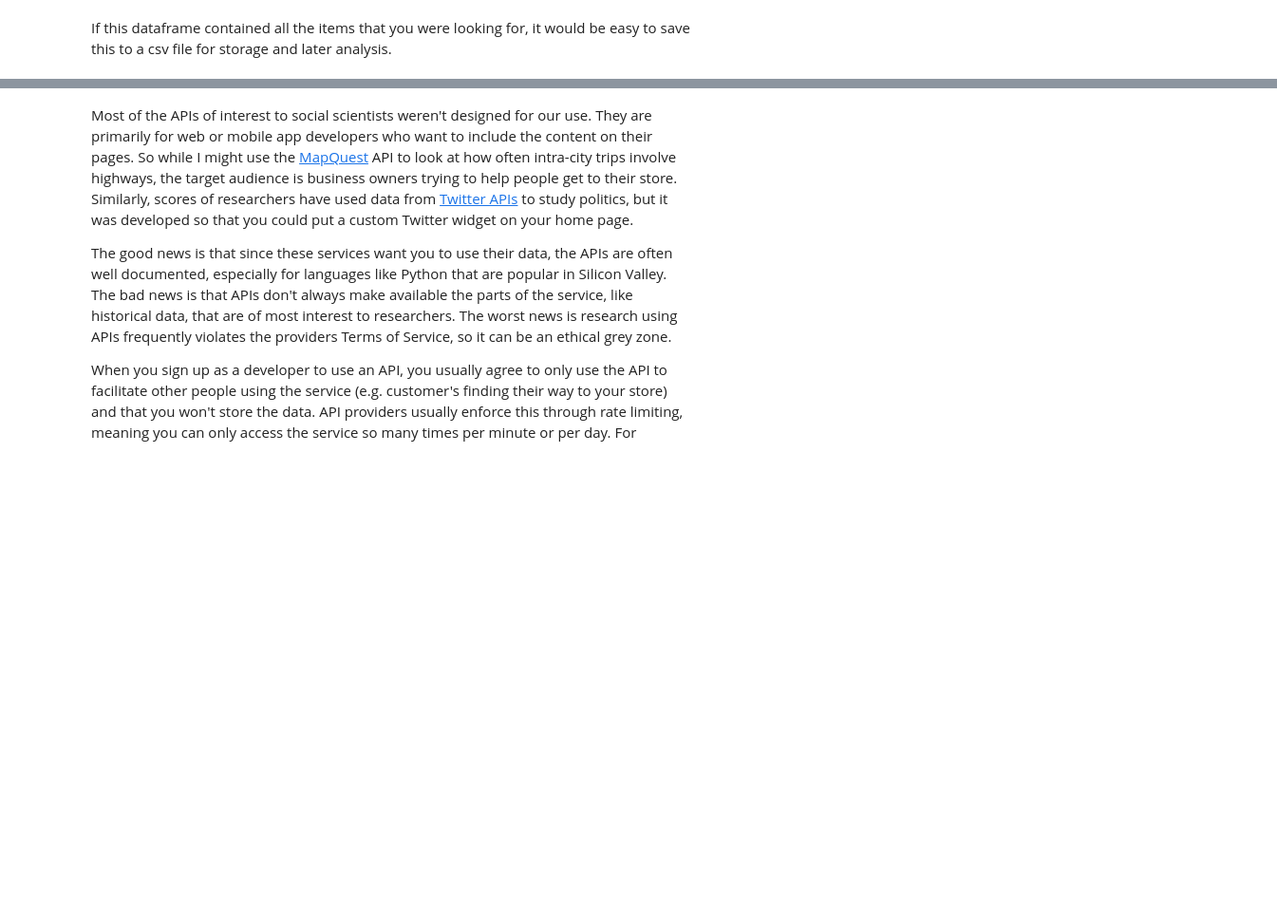
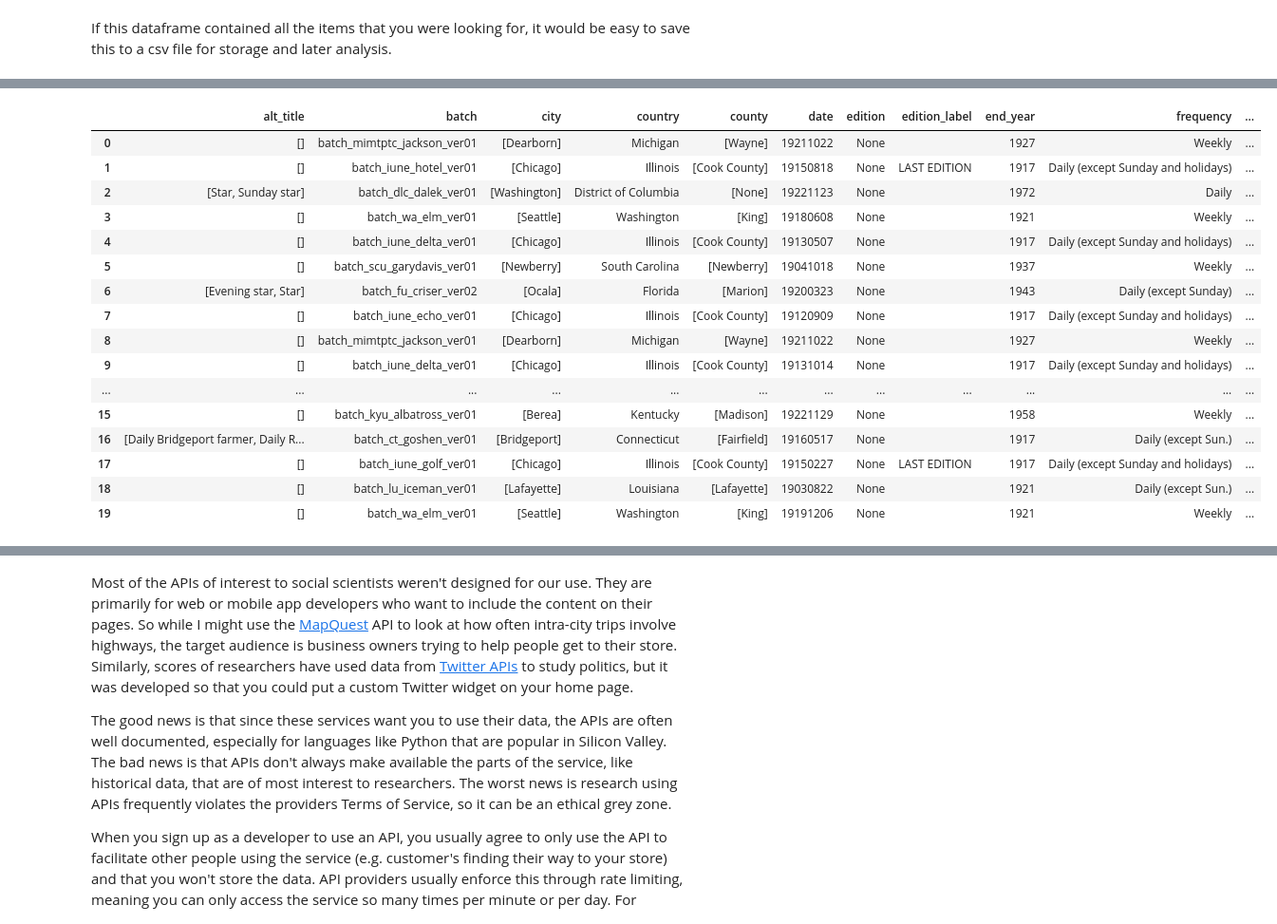
Before and after one commit to nealcaren/Collecting-Text, a Jupyter notebook: chapter_03.ipynb, the cells around one changed output, grey strips where cells are left out. Shown at 95% size. Cells and saved outputs as stored; diff of their text form; code cells hidden in the pictures; blank space fills up the shorter version.

```diff
--- a/chapter_03.ipynb
+++ b/chapter_03.ipynb
@@ -118,0 +121,20 @@ df.to_csv('lynching_articles.csv')
+# %%
+def get_articles(searchterm, page_number):
+    '''
+    Make calls to the Chronicling America API.
+    Returns a dataframe of articles
+    '''
+    base_url = 'http://chroniclingamerica.loc.gov/search/pages/results/'
+    parameters = {'andtext': searchterm,
+                 'format'  : 'json'}
+    r = requests.get(base_url, params=parameters)
+
+    df = pd.DataFrame(r.json()['items'])
+    return df
+
+# empty dataframe to store results
+df = pd.DataFrame()
+
+for page_number  in range(1,10):
+    new_df = get_articles('lynching', page_number)
+    df = df.append(new_df , ignore_index=True)
@@ -118,0 +152,30 @@ df.to_csv('lynching_articles.csv')
+# %%
+def get_articles(searchterm):
+    base_url = 'http://chroniclingamerica.loc.gov/search/pages/results/'
+    parameters = {'andtext': searchterm,
+                 'format'  : 'json'}
+    r = requests.get(base_url, params=parameters)
+
+    df = pd.DataFrame(r.json()['items'])
+
+    return df
+
+get_articles('lynching')
+# %% [output]
+|  | alt_title | batch | city | country | county | date | edition | edition_label | end_year | frequency | ... |
+| 0 | [] | batch_mimtptc_jackson_ver01 | [Dearborn] | Michigan | [Wayne] | 19211022 | None |  | 1927 | Weekly | ... |
+| 1 | [] | batch_iune_hotel_ver01 | [Chicago] | Illinois | [Cook County] | 19150818 | None | LAST EDITION | 1917 | Daily (except Sunday and holidays) | ... |
+| 2 | [Star, Sunday star] | batch_dlc_dalek_ver01 | [Washington] | District of Columbia | [None] | 19221123 | None |  | 1972 | Daily | ... |
+| 3 | [] | batch_wa_elm_ver01 | [Seattle] | Washington | [King] | 19180608 | None |  | 1921 | Weekly | ... |
+| 4 | [] | batch_iune_delta_ver01 | [Chicago] | Illinois | [Cook County] | 19130507 | None |  | 1917 | Daily (except Sunday and holidays) | ... |
+| 5 | [] | batch_scu_garydavis_ver01 | [Newberry] | South Carolina | [Newberry] | 19041018 | None |  | 1937 | Weekly | ... |
+| 6 | [Evening star, Star] | batch_fu_criser_ver02 | [Ocala] | Florida | [Marion] | 19200323 | None |  | 1943 | Daily (except Sunday) | ... |
+| 7 | [] | batch_iune_echo_ver01 | [Chicago] | Illinois | [Cook County] | 19120909 | None |  | 1917 | Daily (except Sunday and holidays) | ... |
+| 8 | [] | batch_mimtptc_jackson_ver01 | [Dearborn] | Michigan | [Wayne] | 19211022 | None |  | 1927 | Weekly | ... |
+| 9 | [] | batch_iune_delta_ver01 | [Chicago] | Illinois | [Cook County] | 19131014 | None |  | 1917 | Daily (except Sunday and holidays) | ... |
+| ... | ... | ... | ... | ... | ... | ... | ... | ... | ... | ... | ... |
+| 15 | [] | batch_kyu_albatross_ver01 | [Berea] | Kentucky | [Madison] | 19221129 | None |  | 1958 | Weekly | ... |
+| 16 | [Daily Bridgeport farmer, Daily R... | batch_ct_goshen_ver01 | [Bridgeport] | Connecticut | [Fairfield] | 19160517 | None |  | 1917 | Daily (except Sun.) | ... |
+| 17 | [] | batch_iune_golf_ver01 | [Chicago] | Illinois | [Cook County] | 19150227 | None | LAST EDITION | 1917 | Daily (except Sunday and holidays) | ... |
+| 18 | [] | batch_lu_iceman_ver01 | [Lafayette] | Louisiana | [Lafayette] | 19030822 | None |  | 1921 | Daily (except Sun.) | ... |
+| 19 | [] | batch_wa_elm_ver01 | [Seattle] | Washington | [King] | 19191206 | None |  | 1921 | Weekly | ... |
```
Also changed, not shown: parts of 3 cells of this notebook, 2 other files.
